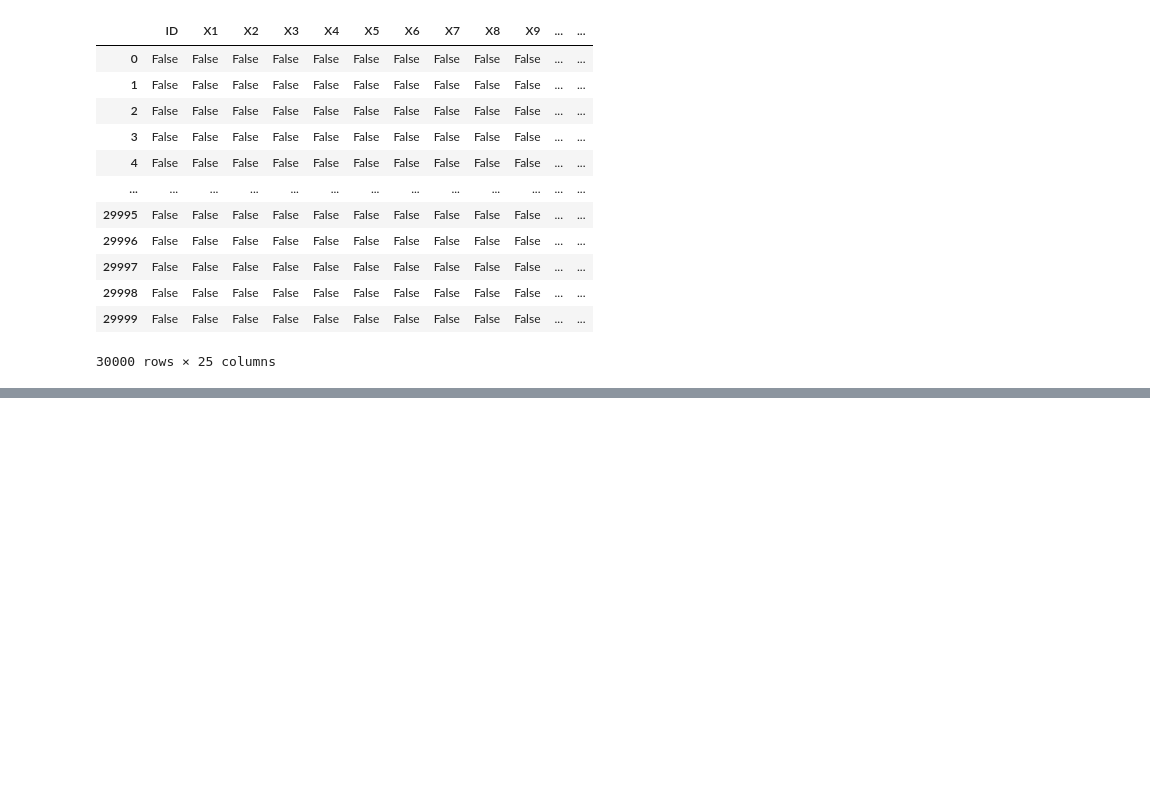
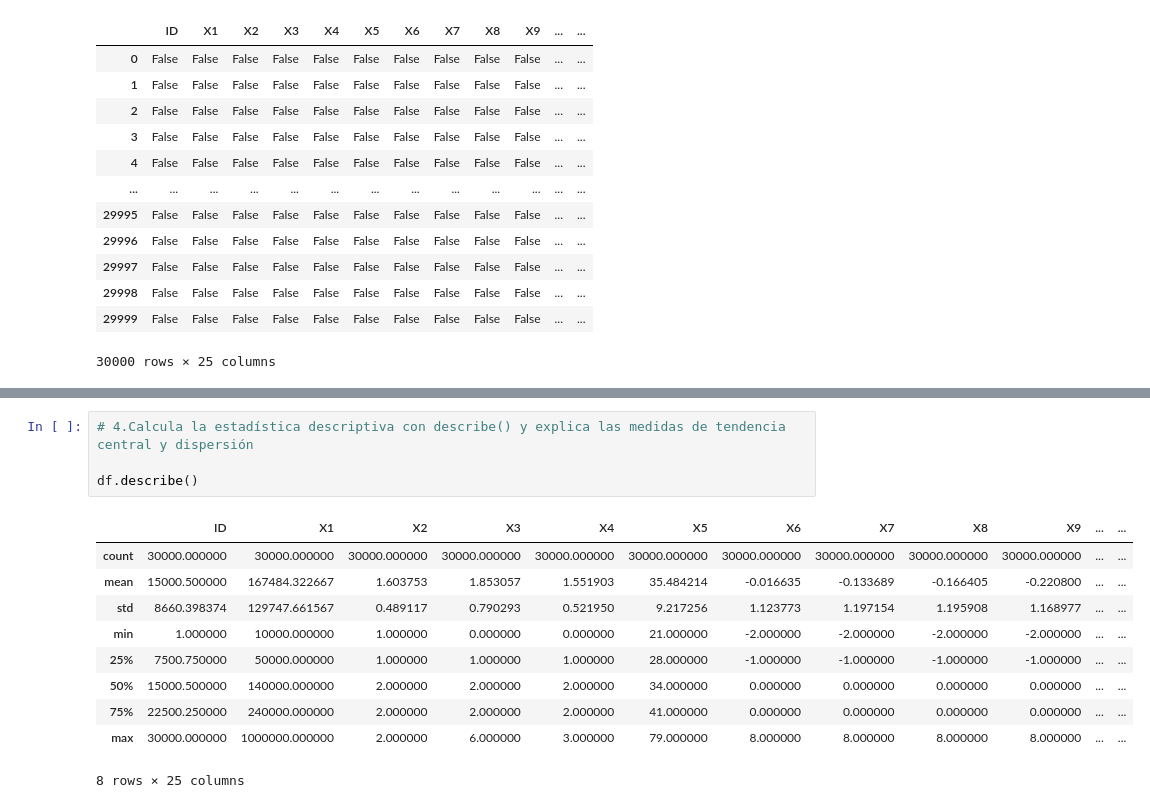
Before and after one commit to PosgradoMNA/actividades-de-aprendizaje-JulioperezA01793880, a Jupyter notebook: visualizacion_DS_Julio_perez_AA01793880.ipynb, the cells around one changed output, grey strips where cells are left out. Cells and saved outputs as stored; diff of their text form; blank space fills up the shorter version.

```diff
--- a/visualizacion_DS_Julio_perez_AA01793880.ipynb
+++ b/visualizacion_DS_Julio_perez_AA01793880.ipynb
@@ -91,0 +134,15 @@ df.isna()
+# %%
+# 4.Calcula la estadística descriptiva con describe() y explica las medidas de tendencia central y dispersión
+
+df.describe()
+# %% [output]
+|  | ID | X1 | X2 | X3 | X4 | X5 | X6 | X7 | X8 | X9 | ... | ... |
+| count | 30000.000000 | 30000.000000 | 30000.000000 | 30000.000000 | 30000.000000 | 30000.000000 | 30000.000000 | 30000.000000 | 30000.000000 | 30000.000000 | ... | ... |
+| mean | 15000.500000 | 167484.322667 | 1.603753 | 1.853057 | 1.551903 | 35.484214 | -0.016635 | -0.133689 | -0.166405 | -0.220800 | ... | ... |
+| std | 8660.398374 | 129747.661567 | 0.489117 | 0.790293 | 0.521950 | 9.217256 | 1.123773 | 1.197154 | 1.195908 | 1.168977 | ... | ... |
+| min | 1.000000 | 10000.000000 | 1.000000 | 0.000000 | 0.000000 | 21.000000 | -2.000000 | -2.000000 | -2.000000 | -2.000000 | ... | ... |
+| 25% | 7500.750000 | 50000.000000 | 1.000000 | 1.000000 | 1.000000 | 28.000000 | -1.000000 | -1.000000 | -1.000000 | -1.000000 | ... | ... |
+| 50% | 15000.500000 | 140000.000000 | 2.000000 | 2.000000 | 2.000000 | 34.000000 | 0.000000 | 0.000000 | 0.000000 | 0.000000 | ... | ... |
+| 75% | 22500.250000 | 240000.000000 | 2.000000 | 2.000000 | 2.000000 | 41.000000 | 0.000000 | 0.000000 | 0.000000 | 0.000000 | ... | ... |
+| max | 30000.000000 | 1000000.000000 | 2.000000 | 6.000000 | 3.000000 | 79.000000 | 8.000000 | 8.000000 | 8.000000 | 8.000000 | ... | ... |
+8 rows × 25 columns
```
Also changed, not shown: parts of 4 cells of this notebook.
